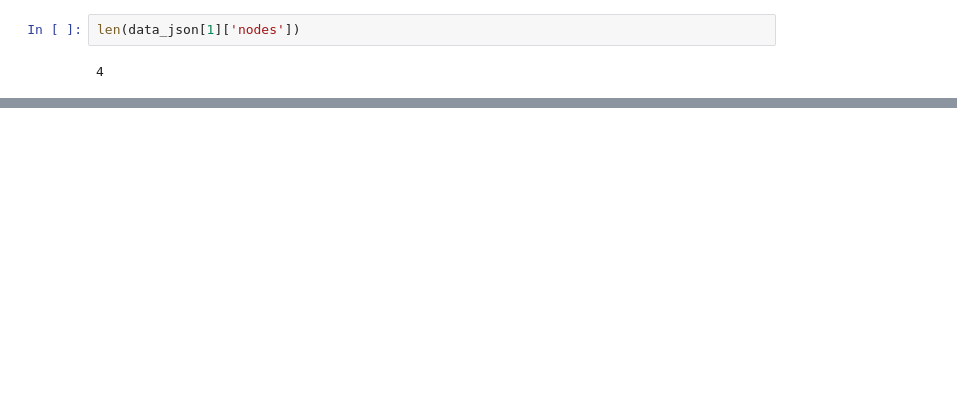
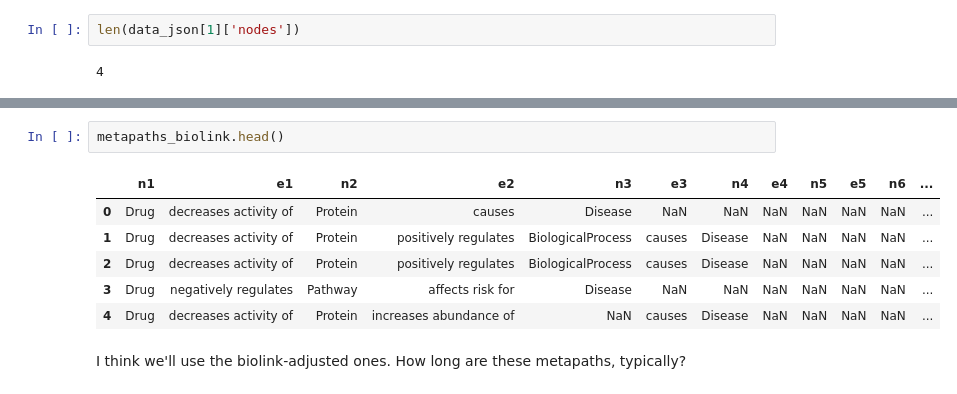
Before and after one commit to laurendelong21/MoA-Net, a Jupyter notebook: notebooks/exploration_drugmechdb.ipynb, the cells around one changed output, grey strips where cells are left out. Cells and saved outputs as stored; diff of their text form; blank space fills up the shorter version.

```diff
--- a/notebooks/exploration_drugmechdb.ipynb
+++ b/notebooks/exploration_drugmechdb.ipynb
@@ -137,0 +207,11 @@ Counter({3: 25, 4: 24, 5: 7, 2: 6})
+# %%
+metapaths_biolink.head()
+# %% [output]
+|  | n1 | e1 | n2 | e2 | n3 | e3 | n4 | e4 | n5 | e5 | n6 | ... |
+| 0 | Drug | decreases activity of | Protein | causes | Disease | NaN | NaN | NaN | NaN | NaN | NaN | ... |
+| 1 | Drug | decreases activity of | Protein | positively regulates | BiologicalProcess | causes | Disease | NaN | NaN | NaN | NaN | ... |
+| 2 | Drug | decreases activity of | Protein | positively regulates | BiologicalProcess | causes | Disease | NaN | NaN | NaN | NaN | ... |
+| 3 | Drug | negatively regulates | Pathway | affects risk for | Disease | NaN | NaN | NaN | NaN | NaN | NaN | ... |
+| 4 | Drug | decreases activity of | Protein | increases abundance of | NaN | causes | Disease | NaN | NaN | NaN | NaN | ... |
+# %% [markdown]
+I think we'll use the biolink-adjusted ones. How long are these metapaths, typically?
```
Also changed, not shown: parts of 46 cells of this notebook.
